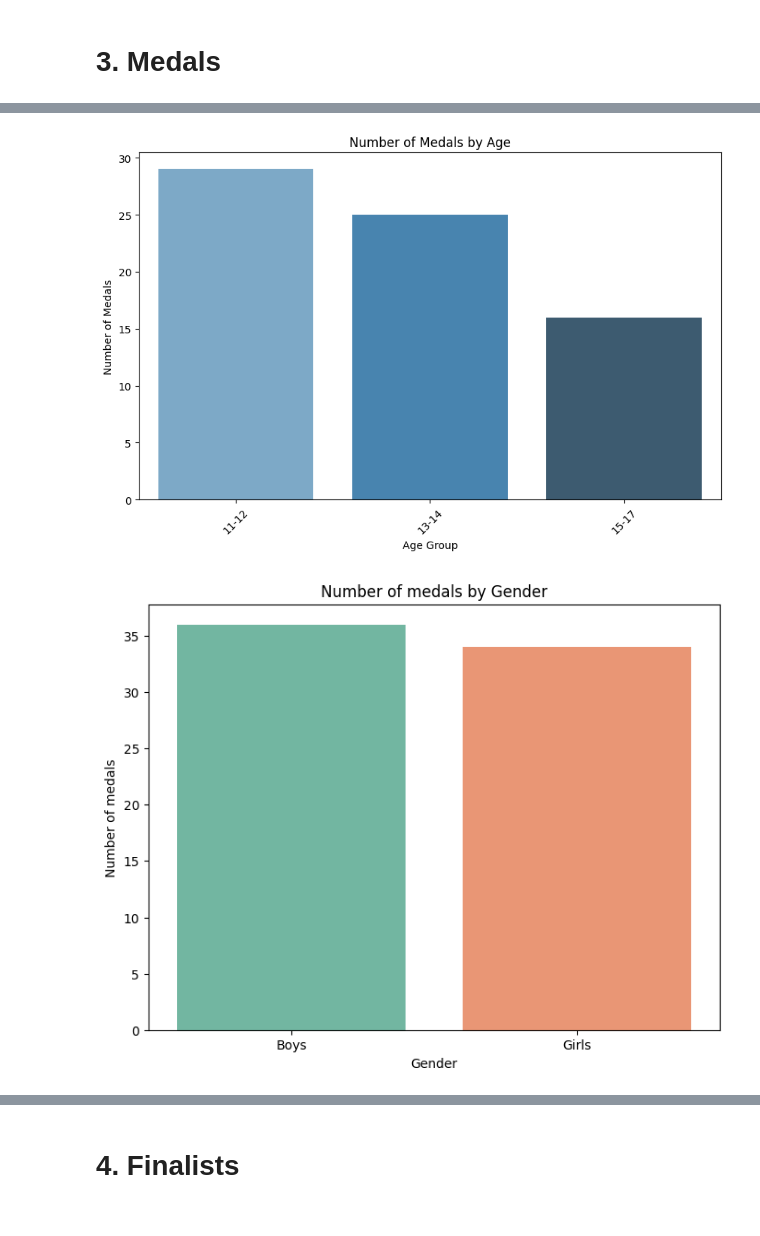
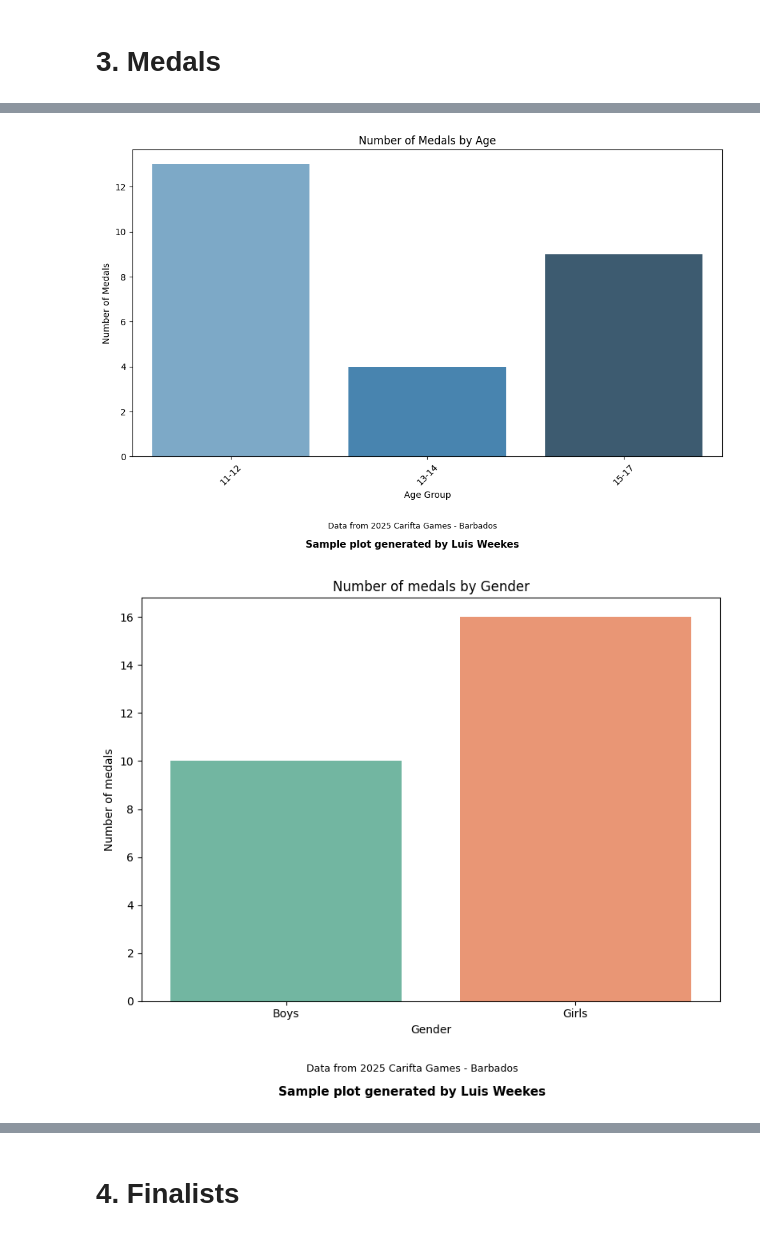
Before and after one commit to weekes1/Hytek_PDF_to_DF, a Jupyter notebook: Carifta_2025_analysis.ipynb, the cells around one changed output, grey strips where cells are left out. Cells and saved outputs as stored; diff of their text form; code cells hidden in the pictures.

```diff
--- a/Carifta_2025_analysis.ipynb
+++ b/Carifta_2025_analysis.ipynb
@@ -114,32 +203,39 @@ plt.show()
 # %%
-medals_df = bim_results[(bim_results['SWIM_TYPE'] == 'Finals') & (bim_results['PLACE'] >= 3)]
-
+medals_df = bim_results[(bim_results['SWIM_TYPE'] == 'Finals') & (bim_results['PLACE'] <= 3)]
+print(medals_df[['PLACE','Name','SWIM_TYPE']])
 medals_by_age = medals_df.groupby('AGE_GROUP').size()
 medals_by_gender = medals_df.groupby('GENDER').size()
 medals_by_age_gender = medals_df.groupby('AGE_GROUPXGENDER').size()
 
 
 plt.figure(figsize=(10, 6))
-sns.barplot(x=medals_by_age.index, y=medals_by_age.values, palette= "Blues_d", hue= medals_by_age.index)
+sns.barplot(x=medals_by_age.index, y=medals_by_age.values, palette="Blues_d", hue=medals_by_age.index, legend=False)
 plt.title('Number of Medals by Age')
 plt.xlabel('Age Group')
 plt.ylabel('Number of Medals')
 plt.xticks(rotation=45)
+plt.figtext(0.5, -0.05, "Data from 2025 Carifta Games - Barbados", ha="center", fontsize=9)
+plt.figtext(0.5, -0.1, "Sample plot generated by Luis Weekes", ha="center", fontsize=11, fontweight = 'bold')
+plt.tight_layout()
 plt.show()
 
-
 plt.figure(figsize=(8, 6))
-sns.barplot(x=medals_by_gender.index, y=medals_by_gender.values, palette="Set2", hue = medals_by_gender.index)
+sns.barplot(x=medals_by_gender.index, y=medals_by_gender.values, palette="Set2", hue=medals_by_gender.index, legend=False)
 plt.title('Number of medals by Gender')
 plt.xlabel('Gender')
 plt.ylabel('Number of medals')
+plt.figtext(0.5, -0.05, "Data from 2025 Carifta Games - Barbados", ha="center", fontsize=9)
+plt.figtext(0.5, -0.1, "Sample plot generated by Luis Weekes", ha="center", fontsize=11, fontweight = 'bold')
+plt.tight_layout()
 plt.show()
 
-
 plt.figure(figsize=(8, 6))
-sns.barplot(x=medals_by_age_gender.index, y=medals_by_age_gender.values, palette="Set1", hue= medals_by_age_gender.index)
+sns.barplot(x=medals_by_age_gender.index, y=medals_by_age_gender.values, palette="Set1", hue=medals_by_age_gender.index, legend=False)
 plt.title('Number of medals by Gender and Age')
 plt.xlabel('Age + Gender')
 plt.ylabel('Number of medals')
+plt.figtext(0.5, -0.05, "Data from 2025 Carifta Games - Barbados", ha="center", fontsize=11)
+plt.figtext(0.5, -0.1, "Sample plot generated by Luis Weekes", ha="center", fontsize=11, fontweight = 'bold')
+plt.tight_layout()
 plt.show()
 # %% [output]
@@ -146,2 +259,2 @@ plt.show()
-[figure, old version]
+[figure, new version]
-[figure, old version]
+[figure, new version]
```
Also changed, not shown: parts of 12 cells of this notebook, 5 other files.
